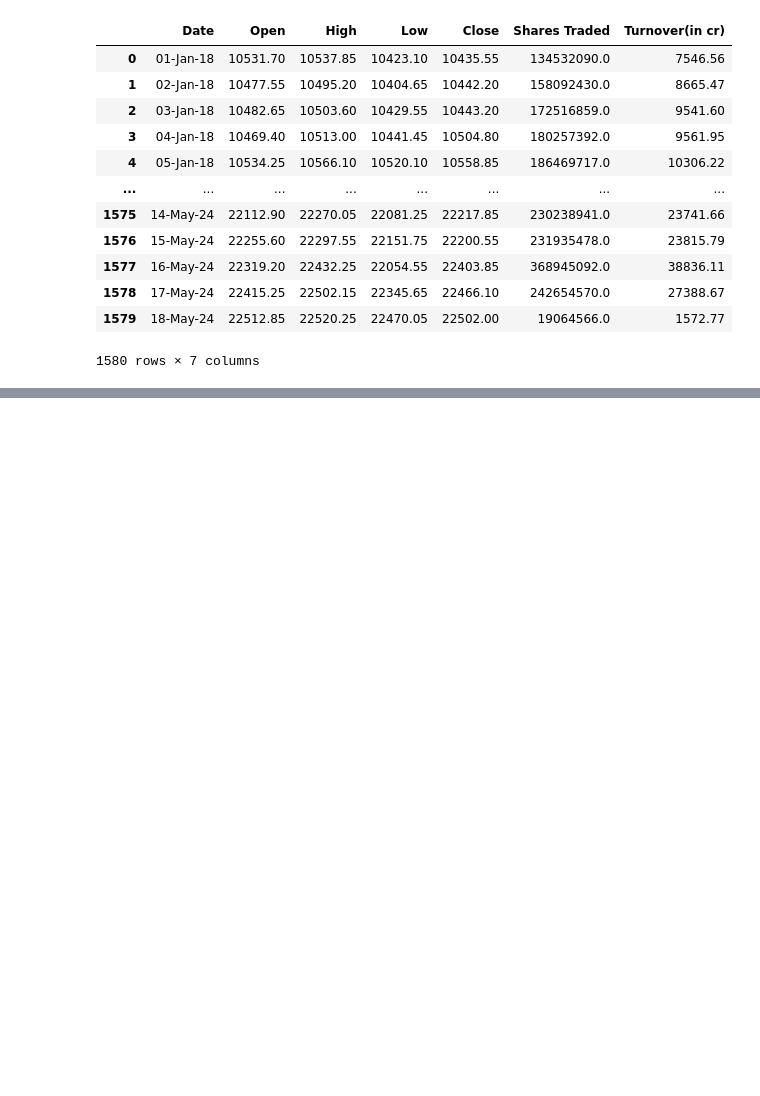
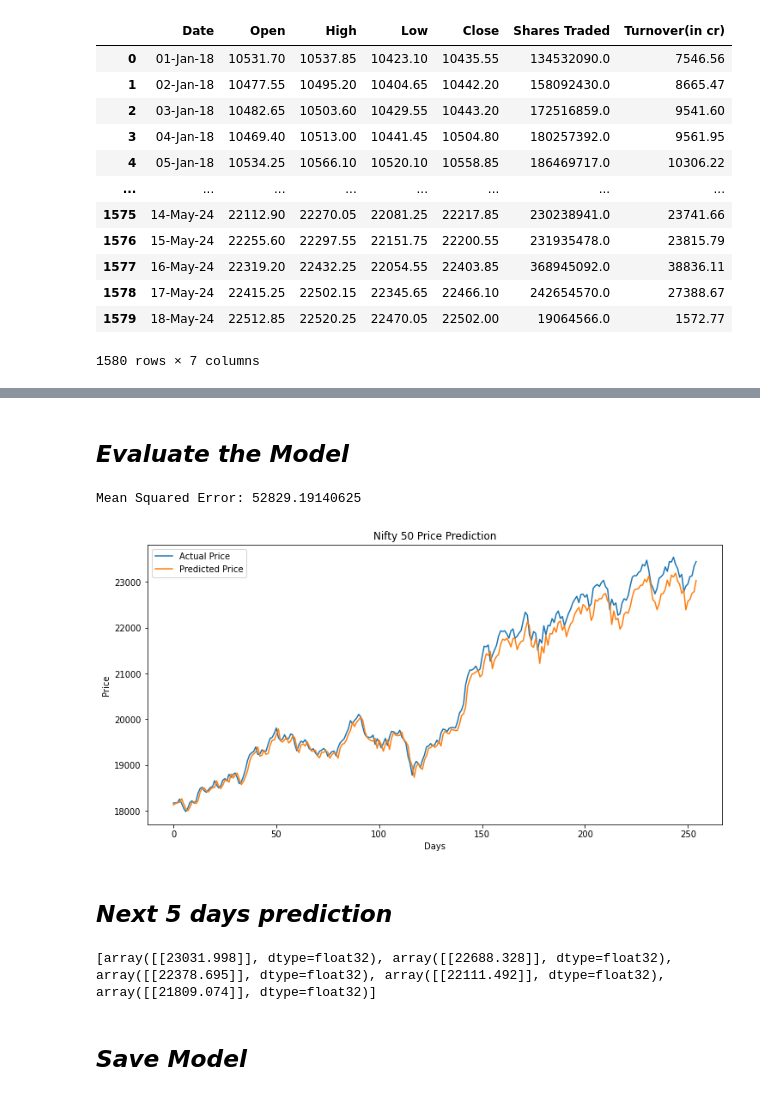
Before and after one commit to Ris-code/Finance_DL_Project, a Jupyter notebook: Model_pytorch.ipynb, the cells around one changed output, grey strips where cells are left out. Saved outputs shown, nothing was run; the diff lists cells and outputs as text; code cells hidden in the pictures; blank space fills up the shorter version.

```diff
--- a/Model_pytorch.ipynb
+++ b/Model_pytorch.ipynb
@@ -203,0 +262,2 @@ torch.save(model.state_dict(), "model.pth")
+# %%
+df=df_100
@@ -203,0 +324,4 @@ torch.save(model.state_dict(), "model.pth")
+# %%
+model = LSTMModel()
+criterion = nn.MSELoss()
+optimizer = optim.Adam(model.parameters(), lr=0.001)
@@ -203,0 +330,17 @@ torch.save(model.state_dict(), "model.pth")
+# %%
+num_epochs = 500
+batch_size = 64
+
+train_loader = torch.utils.data.DataLoader(
+    torch.utils.data.TensorDataset(X_train, y_train), batch_size=batch_size, shuffle=True
+)
+
+for epoch in range(num_epochs):
+    for inputs, targets in train_loader:
+        model.train()
+        optimizer.zero_grad()
+        outputs = model(inputs)
+        loss = criterion(outputs, targets)
+        loss.backward()
+        optimizer.step()
+    print(f'Epoch {epoch+1}/{num_epochs}, Loss: {loss.item()}')
@@ -203,0 +365,40 @@ torch.save(model.state_dict(), "model.pth")
+# %% [markdown]
+## *Evaluate the Model*
+# %%
+model.eval()
+with torch.no_grad():
+    predictions = model(X_test).numpy()
+    predictions = scaler.inverse_transform(predictions)
+    y_test_scaled = scaler.inverse_transform(y_test.numpy())
+
+mse = np.mean((predictions - y_test_scaled) ** 2)
+print(f'Mean Squared Error: {mse}')
+# %% [output]
+Mean Squared Error: 52829.19140625
+# %%
+# Plotting the results
+plt.figure(figsize=(12,6))
+plt.plot(y_test_scaled, label='Actual Price')
+plt.plot(predictions, label='Predicted Price')
+plt.title('Nifty 50 Price Prediction')
+plt.xlabel('Days')
+plt.ylabel('Price')
+plt.legend()
+plt.show()
+# %% [output]
+[figure, added]
+# %% [markdown]
+## *Next 5 days prediction*
+# %%
+next_5_days_predictions = []
+last_sequence = X_test[-1:, :, :]
+
+for _ in range(5):
+    with torch.no_grad():
+        prediction = model(last_sequence)
+        next_5_days_predictions.append(scaler.inverse_transform(prediction.numpy()))
+        last_sequence = torch.cat([last_sequence[:, 1:, :], prediction.unsqueeze(2)], dim=1)
+
+print(next_5_days_predictions)
+# %% [output]
+[array([[23031.998]], dtype=float32), array([[22688.328]], dtype=float32), array([[22378.695]], dtype=float32), array([[22111.492]], dtype=float32), array([[21809.074]], dtype=float32)]
@@ -203,0 +440,2 @@ torch.save(model.state_dict(), "model.pth")
+# %% [markdown]
+## *Save Model*
```
Also changed, not shown: parts of 45 cells of this notebook, 17 other files.
